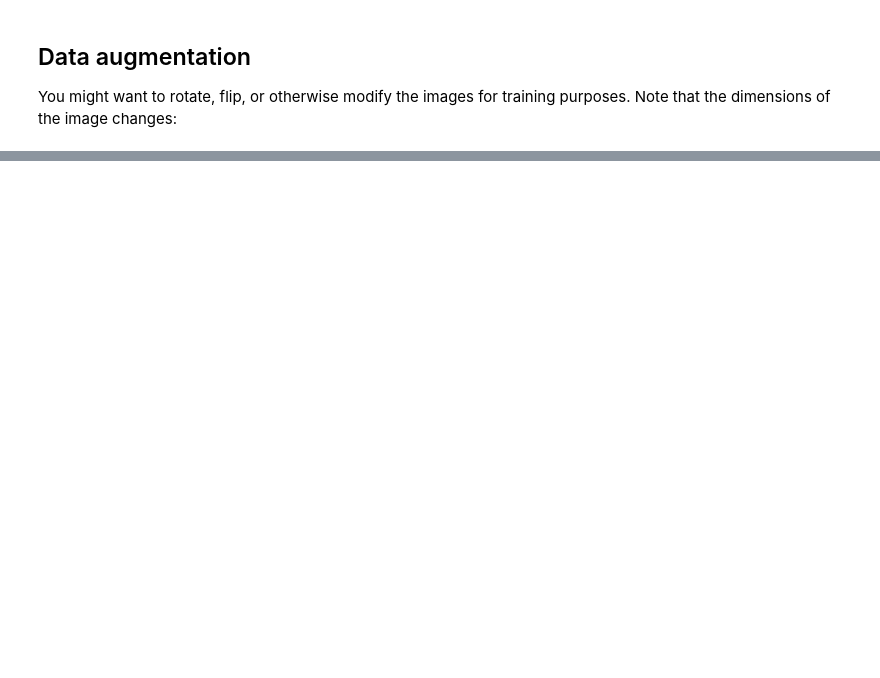
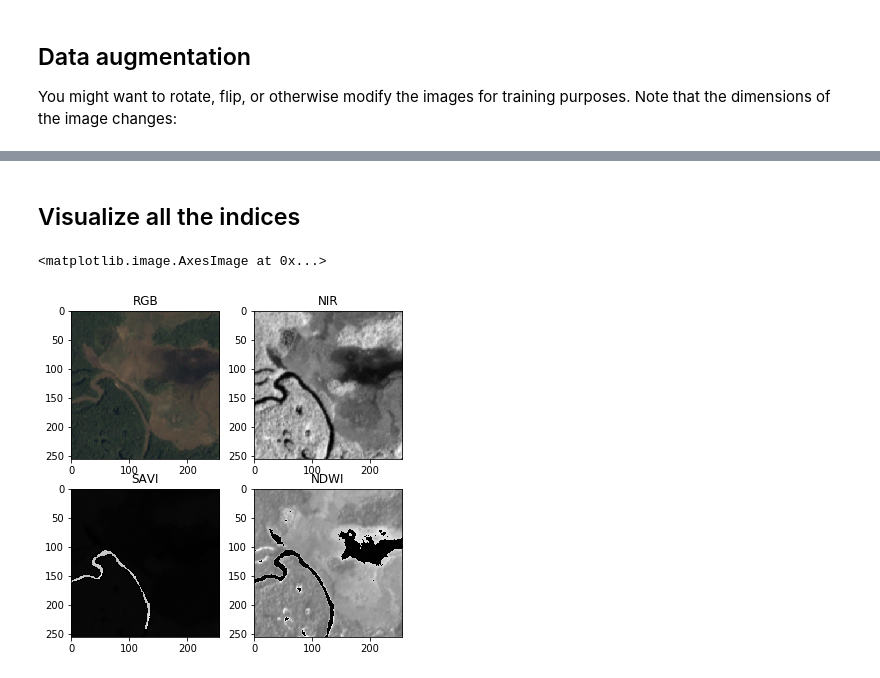
Before and after one commit to chinmay5/deepLearningProject, a Jupyter notebook: data_visualization.ipynb, the cells around one changed output, grey strips where cells are left out. Cells and saved outputs as stored; diff of their text form; code cells hidden in the pictures; blank space fills up the shorter version.

Commit message:
Add NIR, SAVI, and NDWI

```diff
--- a/data_visualization.ipynb
+++ b/data_visualization.ipynb
@@ -266,0 +317,2 @@ Down: mirrored with 4 angles
+# %%
+savi = 1.5 * (n-r) / (0.5+n+r)
@@ -266,0 +329,26 @@ Down: mirrored with 4 angles
+# %%
+ndwi = (g-n)/(g+n)
+# %% [markdown]
+## Visualize all the indices
+# %%
+fig = plt.figure()
+fig.set_size_inches(6, 6)
+
+a = fig.add_subplot(2, 2, 1)
+a.set_title('RGB')
+plt.imshow(jpeg_image)
+
+a = fig.add_subplot(2, 2, 2)
+a.set_title('NIR')
+plt.imshow(n, cmap="gray")
+
+a = fig.add_subplot(2, 2, 3)
+a.set_title('SAVI')
+plt.imshow(savi, cmap="gray")
+
+a = fig.add_subplot(2, 2, 4)
+a.set_title('NDWI')
+plt.imshow(ndwi, cmap="gray")
+# %% [output]
+<matplotlib.image.AxesImage at 0x...>
+[figure, added]
```
Also changed, not shown: parts of 12 cells of this notebook.
